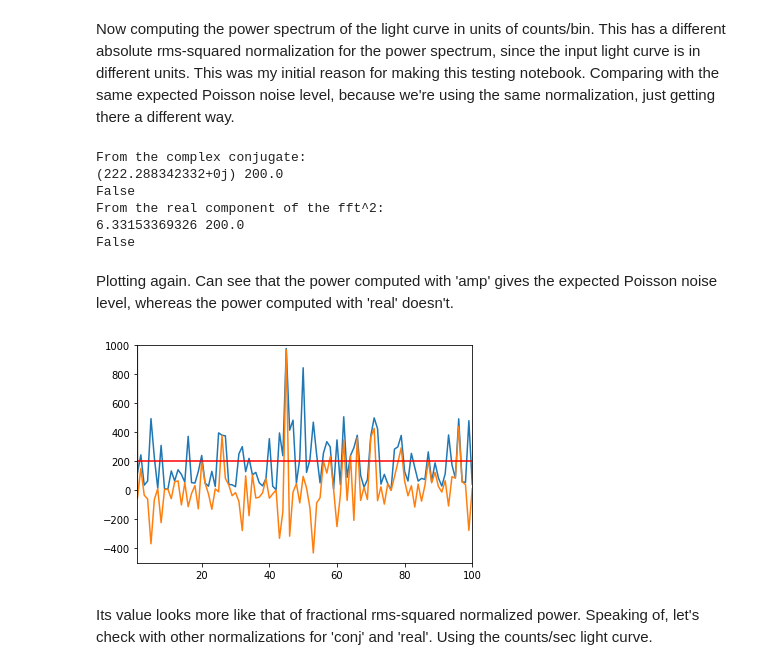
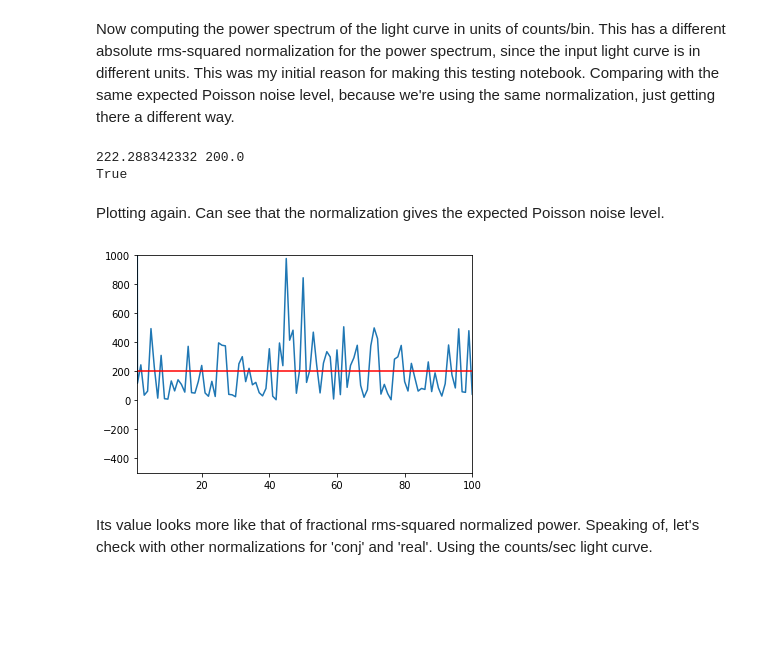
Before and after one commit to abigailStev/solid-barnacle, a Jupyter notebook: testing_power_normalizations.ipynb, the cells around one changed output. Cells and saved outputs as stored; diff of their text form; code cells hidden in the pictures; blank space fills up the shorter version.

Commit message:
Using the whole set of definitions before the normalization equation. Is it actually a difference of mean rate per bin vs mean rate per second OMFG.

```diff
--- a/testing_power_normalizations.ipynb
+++ b/testing_power_normalizations.ipynb
@@ -30,9 +30,9 @@ counts1 = np.random.poisson(0.01, size=time.shape[0])  # exact same function as
 lc_1 = counts1/dt  # puts it in units of counts/second
 idx_nyq = int(n_bins/2)+1  # index of the nyquist frequency
 freqs = np.abs(fftpack.fftfreq(n_bins, d=dt)[0:idx_nyq])  # nyquist freq is neg in scipy; want it to be positive for plotting purposes
-mean_1 = np.mean(lc_1)  # actual mean of the light curve
-realrate_1 = 100.  # expected mean of the light curve
-print(mean_1, realrate_1)
+meanrate1 = np.mean(lc_1)  # actual mean of the light curve
+realrate1 = 100.  # expected mean of the light curve
+print(meanrate1, realrate1)
 # %% [output]
 108.0 100.0
 # %% [markdown]
@@ -63,16 +60,16 @@ True
 ## WEIRD.
 Computing the power spectrum four different ways: squaring the fft, taking the real of the squared fft, taking the amplitude (or magnitude) of the squared fft, and multiplying fft by its complext conjugate. `powerconj1` is the 'true' way to do it, but I expected all four ways to give the same result. `powerconj1==poweramp1` and `powersquare1==powerreal1`, and `powersquare1` and `powerreal1` are giving the wrong answer. We can test this by normalizing them and seeing if they produce approximately the expected Poisson noise level.
 # %%
-abs_noise1 = 2. * realrate_1
+abs_noise1 = 2. * realrate1
 
 print("From the complex conjugate:")
 absconj1 = powerconj1 * 2.0 * dt / float(n_bins)
 print(np.mean(absconj1), abs_noise1)
-print(np.isclose(np.mean(absconj1), abs_noise1, atol=3))
+print(np.isclose(np.mean(absconj1), abs_noise1, atol=30))
 
 print("From the real component of the fft^2:")
 absreal1 = powerreal1 * 2.0 * dt / float(n_bins)
 print(np.mean(absreal1), abs_noise1)
-print(np.isclose(np.mean(absreal1), abs_noise1, atol=3))
+print(np.isclose(np.mean(absreal1), abs_noise1, atol=30))
 # %% [output]
 From the complex conjugate:
@@ -97,40 +93,35 @@ plt.close()
 [figure]
 # %% [markdown]
 Now computing the power spectrum of the light curve in units of counts/bin. This has a different absolute rms-squared normalization for the power spectrum, since the input light curve is in different units. This was my initial reason for making this testing notebook. Comparing with the same expected Poisson noise level, because we're using the same normalization, just getting there a different way.
-# %%
-ctsfft_1 = fftpack.fft(counts1, axis=0)
-ctspowreal1 = np.real(ctsfft_1**2)[0:idx_nyq]  ## incorrect way to do it, but gives the order of magnitude we get from the test suite
-ctspowconj1 = np.multiply(ctsfft_1, np.conj(ctsfft_1))[0:idx_nyq]
-
-phots_1 = np.sum(counts1)
-cts_absconj1 = ctspowconj1 * 2. * mean_1 / phots_1
-cts_absreal1 = ctspowreal1 * 2. * mean_1 / phots_1
-
-print("From the complex conjugate:")
-print(np.mean(cts_absconj1), abs_noise1)
-print(np.isclose(np.mean(cts_absconj1), abs_noise1, atol=3))
-print("From the real component of the fft^2:")
-print(np.mean(cts_absreal1), abs_noise1)
-print(np.isclose(np.mean(cts_absreal1), abs_noise1, atol=3))
-# %% [output]
-From the complex conjugate:
-(222.288342332+0j) 200.0
-False
-From the real component of the fft^2:
-6.33153369326 200.0
-False
+# %%
+ctsfft_1 = fftpack.fft(counts1, axis=0)
+ctspowconj1 = np.multiply(ctsfft_1, np.conj(ctsfft_1))[0:idx_nyq].real
+
+nphots1 = np.sum(counts1)
+meancounts1 = np.mean(counts1)
+log_nphots1 = np.log(nphots1)
+actual_nphots = np.float64(np.sqrt(np.exp(log_nphots1 + log_nphots1)))
+actual_mean = np.sqrt(meancounts1 * meancounts1)
+actual_rate = np.sqrt(meanrate1 * meanrate1)
+
+cts_absconj1 = ctspowconj1 * 2. * actual_rate / actual_nphots
+
+print(np.mean(cts_absconj1), abs_noise1)
+print(np.isclose(np.mean(cts_absconj1), abs_noise1, atol=30))
+# %% [output]
+222.288342332 200.0
+True
 # %% [markdown]
-Plotting again. Can see that the power computed with 'amp' gives the expected Poisson noise level, whereas the power computed with 'real' doesn't.
+Plotting again. Can see that the normalization gives the expected Poisson noise level.
 # %%
 plt.plot(freqs, cts_absconj1)
-plt.plot(freqs, cts_absreal1)
 plt.axhline(y=abs_noise1, xmin=freqs[0], xmax=freqs[-1], color='r')
 plt.xlim(freqs[1], 100)
 plt.ylim(-500, 1000)
 plt.show()
 plt.close()
 # %% [output]
-[figure, old version]
+[figure, new version]
 # %% [markdown]
 Its value looks more like that of fractional rms-squared normalized power. Speaking of, let's check with other normalizations for 'conj' and 'real'. Using the counts/sec light curve.
 # %%
```
Also changed, not shown: parts of 6 cells of this notebook.
